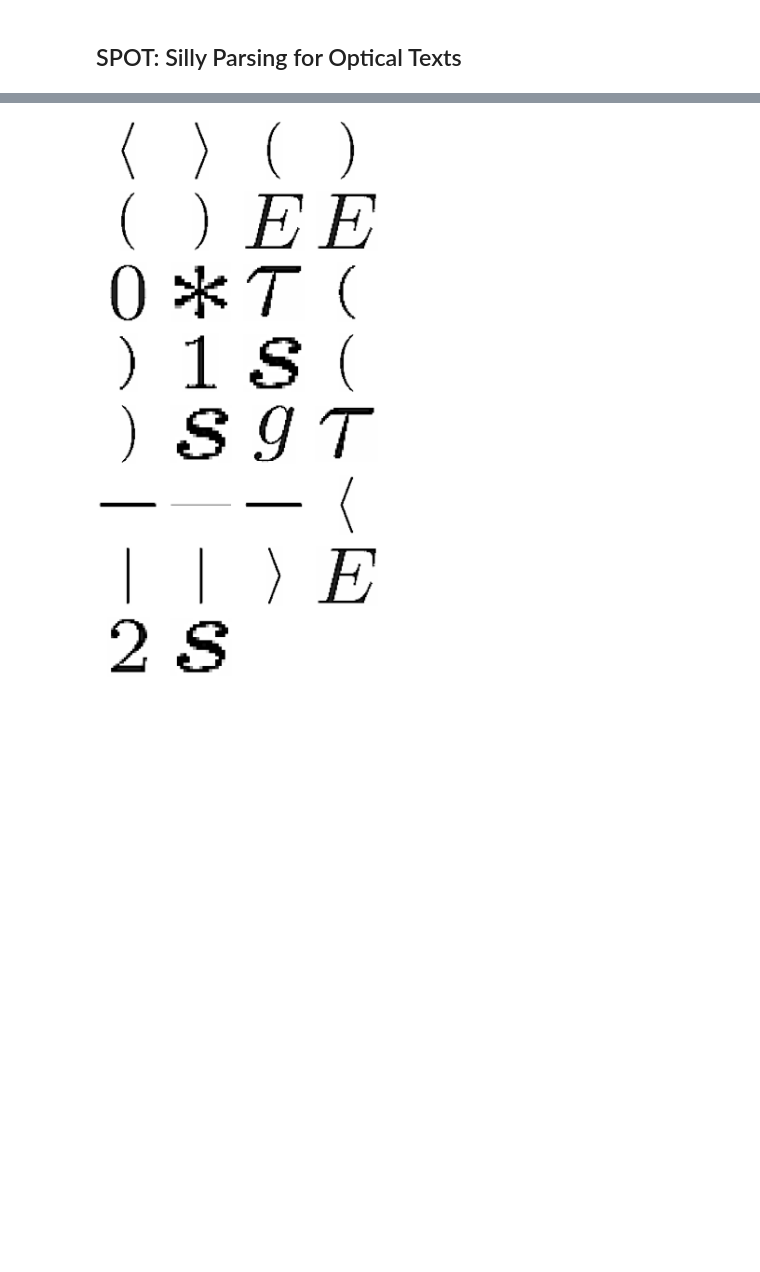
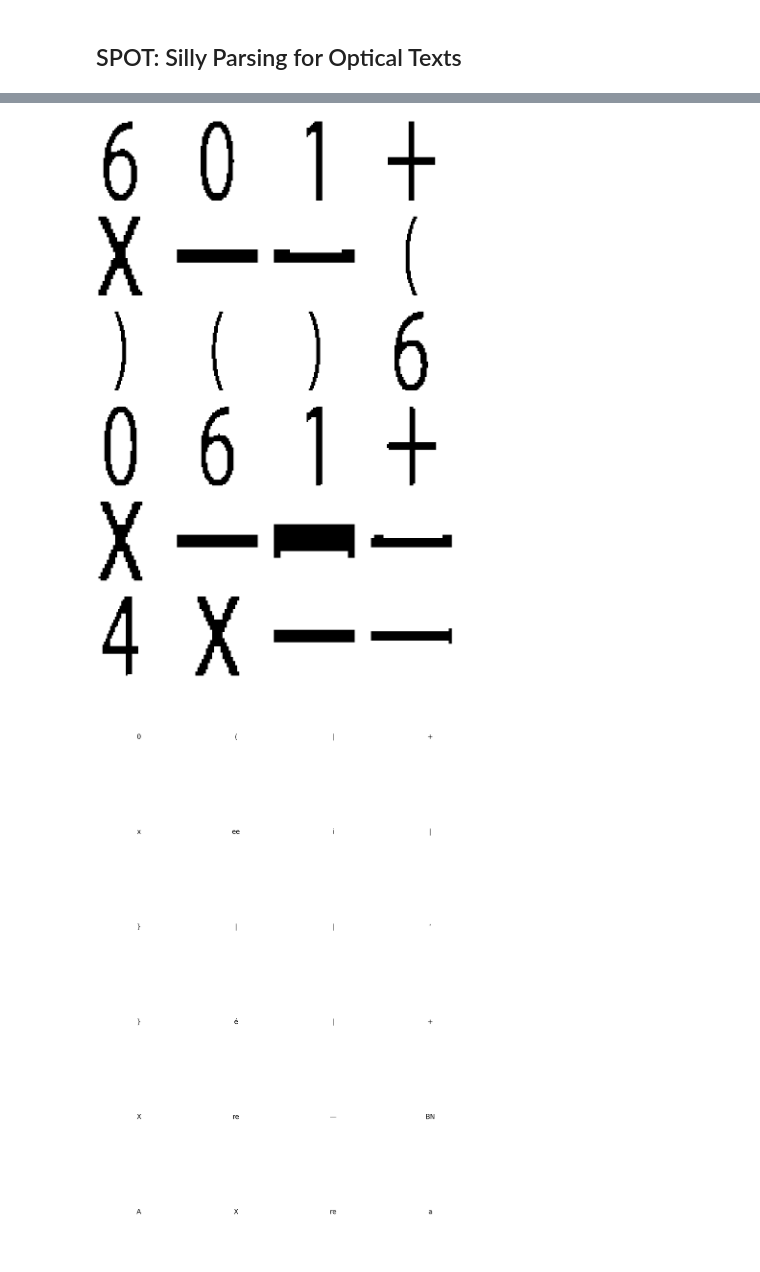
Before and after one commit to Daniil-Garusov/SPOT, a Jupyter notebook: spot.ipynb, the cells around one changed output, grey strips where cells are left out. Cells and saved outputs as stored; diff of their text form; code cells hidden in the pictures; blank space fills up the shorter version.

```diff
--- a/spot.ipynb
+++ b/spot.ipynb
@@ -122,4 +125,5 @@ plt.show()
 # %%
+# _, img_thresh = cv2.threshold(img_thresh, 0, 255, cv2.THRESH_BINARY_INV + cv2.THRESH_OTSU)
 kernel = np.ones((3, 3), np.uint8)
 img_thresh = cv2.morphologyEx(img_thresh, cv2.MORPH_CLOSE, kernel)
 
@@ -129,10 +133,11 @@ contours, _ = cv2.findContours(img_thresh, cv2.RETR_EXTERNAL, cv2.CHAIN_APPROX_S
 contours = sorted(contours, key=lambda ctr: (cv2.boundingRect(ctr)[1], cv2.boundingRect(ctr)[0]))
 
 # Extract rows of text
+img_thresh = 255 - img_thresh
 rows = []
 for contour in contours:
     x, y, w, h = cv2.boundingRect(contour)
-    row = img[y:y+h, x:x+w]
+    row = img_thresh[y:y+h, x:x+w]
     rows.append(row)
 
 # Determine the number of rows and columns for subplots
@@ -148,4 +153,31 @@ for i, row in enumerate(rows):
 
 plt.show()
 # %% [output]
-[figure, old version]
+[figure, new version]
+# %%
+from PIL import Image
+
+# Recognize symbols using Pytesseract OCR
+recognized_symbols = []
+for symbol_region in rows:
+    # Convert symbol region to PIL Image format
+    symbol_image = Image.fromarray(cv2.cvtColor(symbol_region, cv2.COLOR_BGR2RGB))
+
+    # Perform OCR on the symbol region
+    symbol_text = pytesseract.image_to_string(symbol_image, config='--psm 10')  # Page segmentation mode 10 for single character
+    recognized_symbols.append(symbol_text.strip())
+
+# Determine the number of rows and columns for subplots
+num_rows = int(np.ceil(len(recognized_symbols) / 4))  # Assuming 4 symbols per row
+num_cols = min(len(recognized_symbols), 4)
+
+# Display the recognized symbols
+plt.figure(figsize=(num_cols * 5, num_rows * 5))
+for i, symbol_text in enumerate(recognized_symbols):
+    plt.subplot(num_rows, num_cols, i+1)
+    plt.text(0.5, 0.5, symbol_text, fontsize=20, ha='center', va='center')
+    plt.axis('off')
+
+plt.show()
+# %% [output]
+[figure, added]
```
Also changed, not shown: parts of 7 cells of this notebook, 5 other files.
